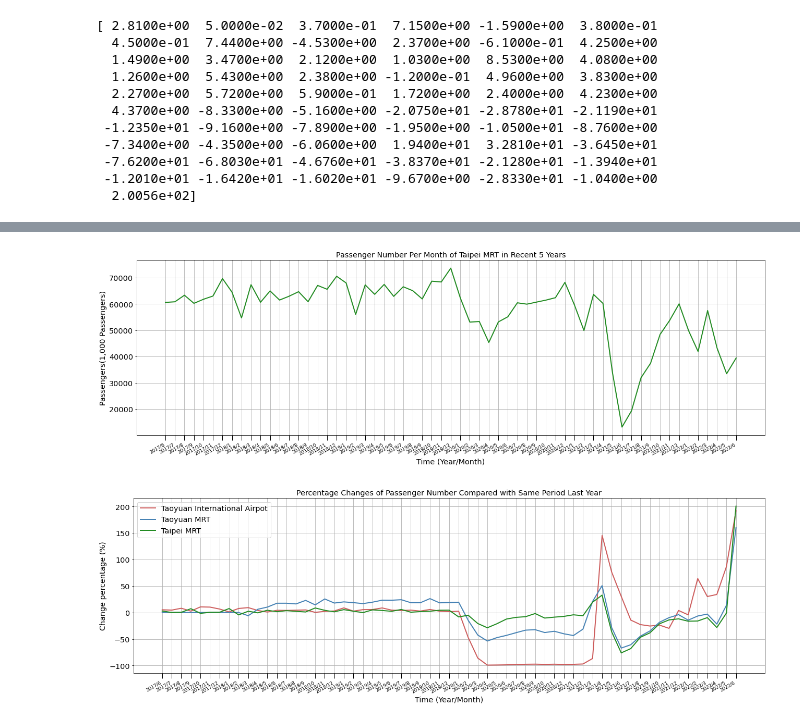
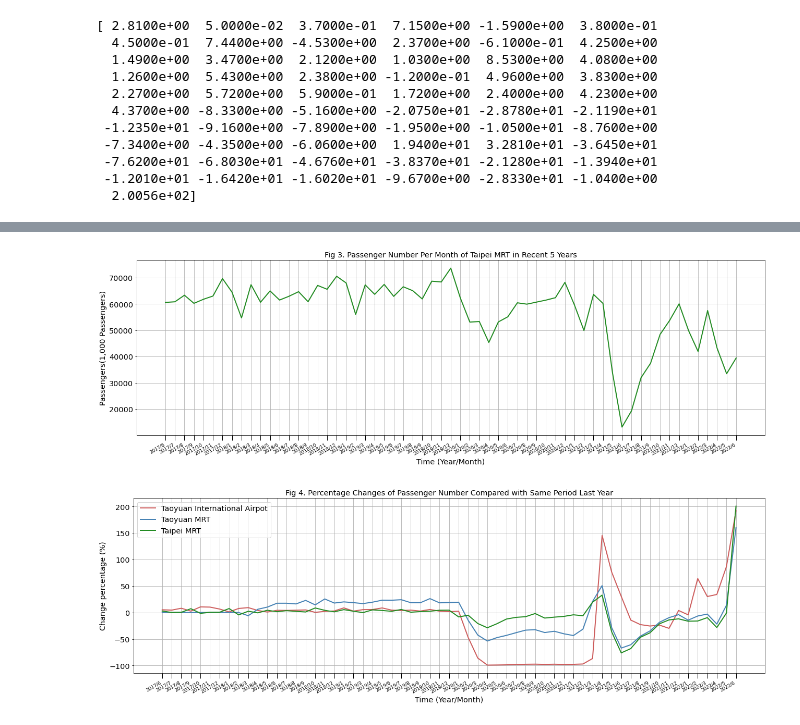
Before and after one commit to tsaiyftw/pycs4001, a Jupyter notebook: project_1.ipynb, the cells around one changed output, grey strips where cells are left out. Saved outputs shown, nothing was run; the diff lists cells and outputs as text; code cells hidden in the pictures.

```diff
--- a/project_1.ipynb
+++ b/project_1.ipynb
@@ -152,21 +144,21 @@ plt.show()
 # %%
 plt.plot(tpMrt_data_X  ,tpMrt_data_Y ,color="forestgreen")
-plt.title("Passenger Number Per Month of Taipei MRT in Recent 5 Years")
+plt.title("Fig 3. Passenger Number Per Month of Taipei MRT in Recent 5 Years")
 plt.xlabel("Time (Year/Month)")
 plt.ylabel("Passengers(1,000 Passengers)")
 plt.tick_params(axis='x', colors='black', direction='out', length=10, width=1)
 plt.gcf().autofmt_xdate()
 plt.xticks(fontsize=9)
 plt.grid(True)
 plt.show()
 # %% [output]
-[figure, old version]
+[figure, new version]
 # %%
 plt.plot(airport_data_X ,airport_data_Y_last_year, color="indianred", label="Taoyuan International Airpot")
 plt.plot(tyMrt_data_X ,tyMrt_data_Y_last_year, color="steelblue", label="Taoyuan MRT")
 plt.plot(tpMrt_data_X ,tpMrt_data_Y_last_year, color="forestgreen", label="Taipei MRT")
 plt.legend(loc="upper left")
-plt.title("Percentage Changes of Passenger Number Compared with Same Period Last Year")
+plt.title("Fig 4. Percentage Changes of Passenger Number Compared with Same Period Last Year")
 plt.xlabel("Time (Year/Month)")
 plt.ylabel("Change percentage (%)")
 plt.tick_params(axis='x', colors='black', direction='out', length=10, width=1)
@@ -175,4 +167,4 @@ plt.xticks(fontsize=9)
 plt.grid(True)
 plt.show()
 # %% [output]
-[figure, old version]
+[figure, new version]
```
Also changed, not shown: parts of 4 cells of this notebook.
